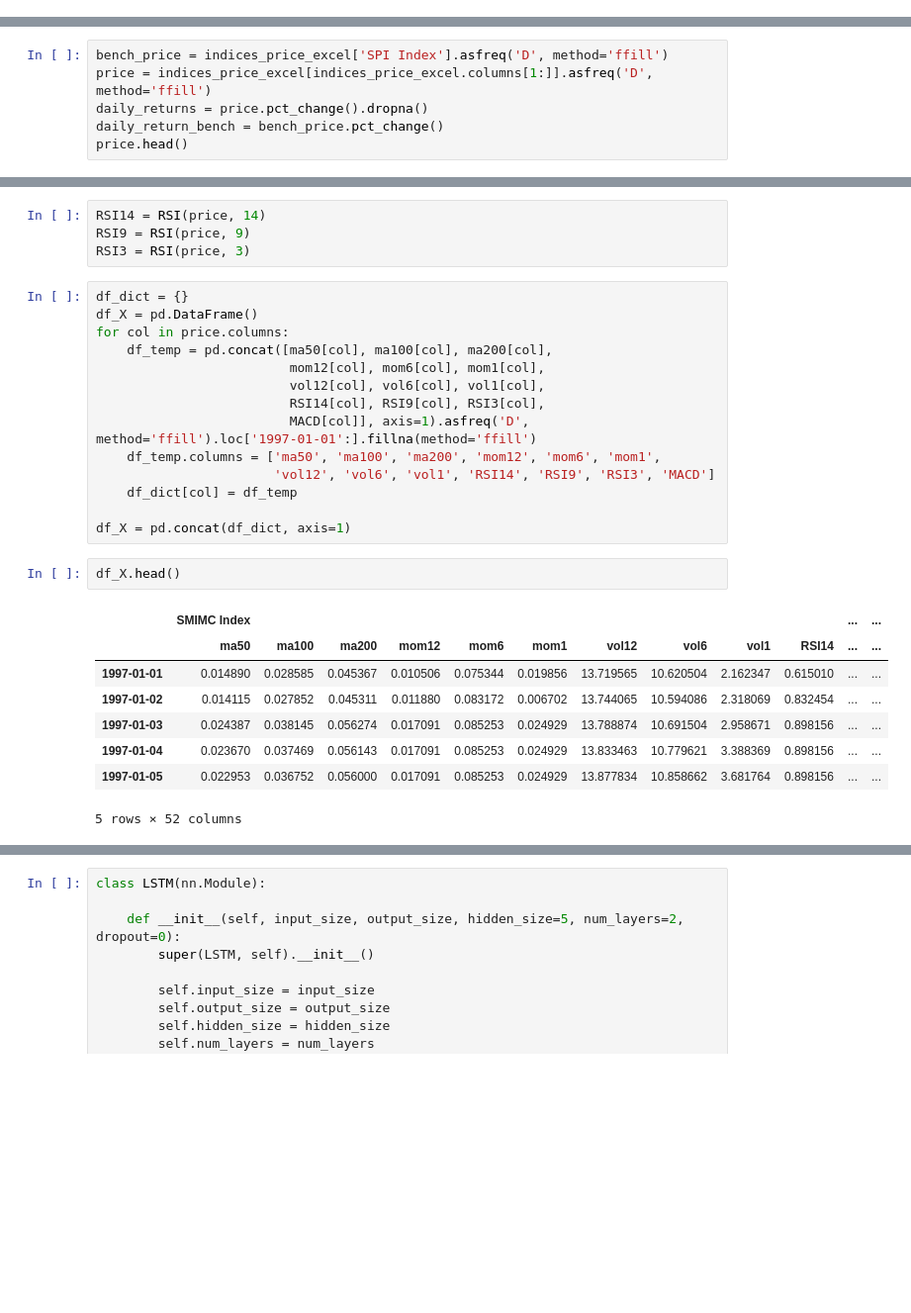
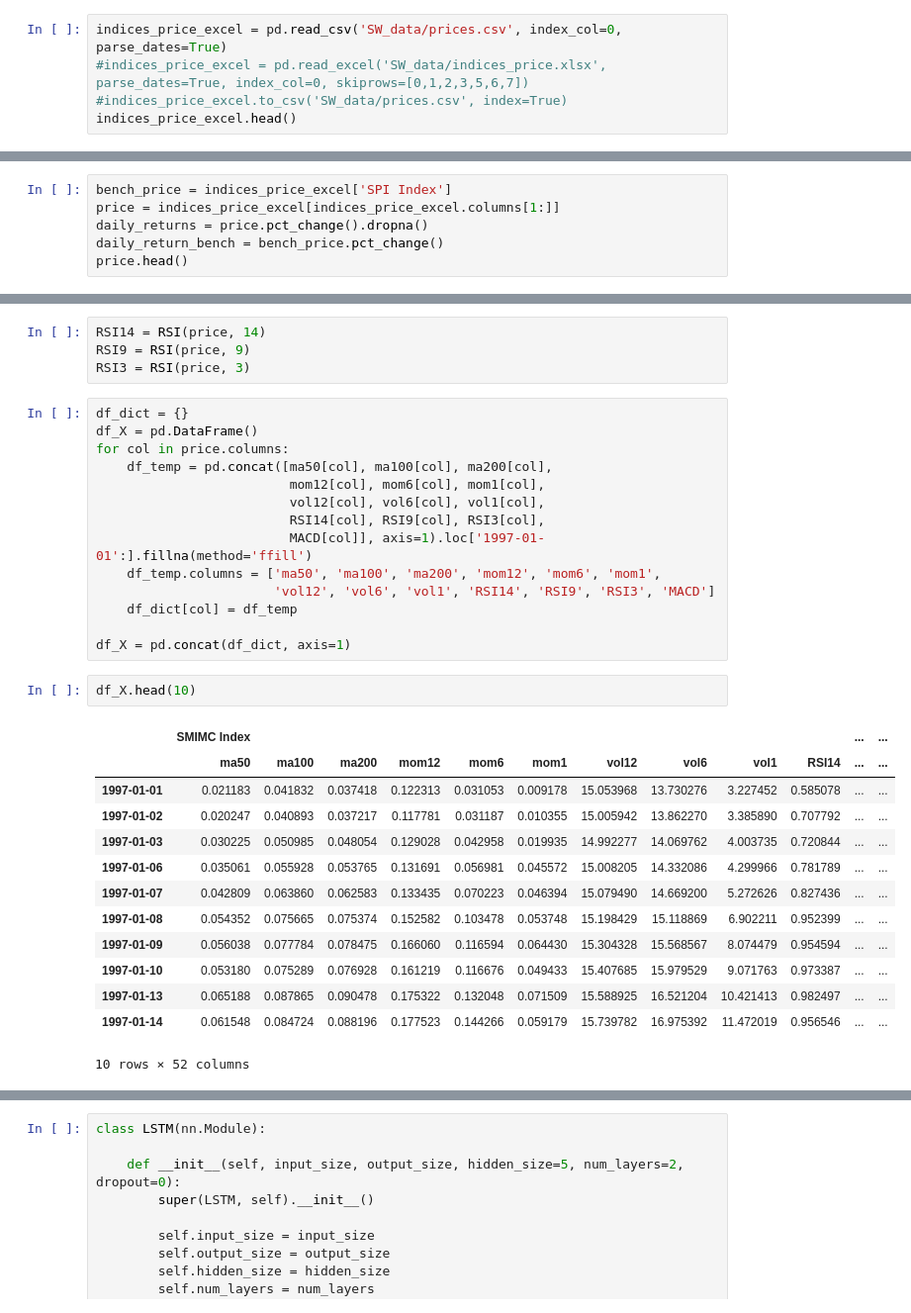
Before and after one commit to lacoupe/BCVS, a Jupyter notebook: SW/ml_size.ipynb, the cells around one changed output, grey strips where cells are left out. Shown at 99% size. Drawn from its saved outputs; the diff is of its cells as text; blank space fills up the shorter version.

```diff
--- a/SW/ml_size.ipynb
+++ b/SW/ml_size.ipynb
@@ -37,0 +180,5 @@ indices_price_excel = pd.read_csv('SW_data/prices.csv', index_col=0, parse_dates
+# %%
+indices_price_excel = pd.read_csv('SW_data/prices.csv', index_col=0, parse_dates=True)
+#indices_price_excel = pd.read_excel('SW_data/indices_price.xlsx', parse_dates=True, index_col=0, skiprows=[0,1,2,3,5,6,7])
+#indices_price_excel.to_csv('SW_data/prices.csv', index=True)
+indices_price_excel.head()
@@ -38,6 +192,6 @@ indices_price_excel = pd.read_csv('SW_data/prices.csv', index_col=0, parse_dates
 # %%
-bench_price = indices_price_excel['SPI Index'].asfreq('D', method='ffill')
-price = indices_price_excel[indices_price_excel.columns[1:]].asfreq('D', method='ffill')
+bench_price = indices_price_excel['SPI Index']
+price = indices_price_excel[indices_price_excel.columns[1:]]
 daily_returns = price.pct_change().dropna()
 daily_return_bench = bench_price.pct_change()
 price.head()
@@ -92,21 +246,26 @@ for col in price.columns:
                          mom12[col], mom6[col], mom1[col],
                          vol12[col], vol6[col], vol1[col],
                          RSI14[col], RSI9[col], RSI3[col],
-                         MACD[col]], axis=1).asfreq('D', method='ffill').loc['1997-01-01':].fillna(method='ffill')
+                         MACD[col]], axis=1).loc['1997-01-01':].fillna(method='ffill')
     df_temp.columns = ['ma50', 'ma100', 'ma200', 'mom12', 'mom6', 'mom1',
                        'vol12', 'vol6', 'vol1', 'RSI14', 'RSI9', 'RSI3', 'MACD']
     df_dict[col] = df_temp
 
 df_X = pd.concat(df_dict, axis=1)
 # %%
-df_X.head()
+df_X.head(10)
 # %% [output]
 |  | SMIMC Index |  |  |  |  |  |  |  |  |  | ... | ... |
 |  | ma50 | ma100 | ma200 | mom12 | mom6 | mom1 | vol12 | vol6 | vol1 | RSI14 | ... | ... |
-| 1997-01-01 | 0.014890 | 0.028585 | 0.045367 | 0.010506 | 0.075344 | 0.019856 | 13.719565 | 10.620504 | 2.162347 | 0.615010 | ... | ... |
-| 1997-01-02 | 0.014115 | 0.027852 | 0.045311 | 0.011880 | 0.083172 | 0.006702 | 13.744065 | 10.594086 | 2.318069 | 0.832454 | ... | ... |
-| 1997-01-03 | 0.024387 | 0.038145 | 0.056274 | 0.017091 | 0.085253 | 0.024929 | 13.788874 | 10.691504 | 2.958671 | 0.898156 | ... | ... |
-| 1997-01-04 | 0.023670 | 0.037469 | 0.056143 | 0.017091 | 0.085253 | 0.024929 | 13.833463 | 10.779621 | 3.388369 | 0.898156 | ... | ... |
-| 1997-01-05 | 0.022953 | 0.036752 | 0.056000 | 0.017091 | 0.085253 | 0.024929 | 13.877834 | 10.858662 | 3.681764 | 0.898156 | ... | ... |
+| 1997-01-01 | 0.021183 | 0.041832 | 0.037418 | 0.122313 | 0.031053 | 0.009178 | 15.053968 | 13.730276 | 3.227452 | 0.585078 | ... | ... |
+| 1997-01-02 | 0.020247 | 0.040893 | 0.037217 | 0.117781 | 0.031187 | 0.010355 | 15.005942 | 13.862270 | 3.385890 | 0.707792 | ... | ... |
+| 1997-01-03 | 0.030225 | 0.050985 | 0.048054 | 0.129028 | 0.042958 | 0.019935 | 14.992277 | 14.069762 | 4.003735 | 0.720844 | ... | ... |
+| 1997-01-06 | 0.035061 | 0.055928 | 0.053765 | 0.131691 | 0.056981 | 0.045572 | 15.008205 | 14.332086 | 4.299966 | 0.781789 | ... | ... |
+| 1997-01-07 | 0.042809 | 0.063860 | 0.062583 | 0.133435 | 0.070223 | 0.046394 | 15.079490 | 14.669200 | 5.272626 | 0.827436 | ... | ... |
+| 1997-01-08 | 0.054352 | 0.075665 | 0.075374 | 0.152582 | 0.103478 | 0.053748 | 15.198429 | 15.118869 | 6.902211 | 0.952399 | ... | ... |
+| 1997-01-09 | 0.056038 | 0.077784 | 0.078475 | 0.166060 | 0.116594 | 0.064430 | 15.304328 | 15.568567 | 8.074479 | 0.954594 | ... | ... |
+| 1997-01-10 | 0.053180 | 0.075289 | 0.076928 | 0.161219 | 0.116676 | 0.049433 | 15.407685 | 15.979529 | 9.071763 | 0.973387 | ... | ... |
+| 1997-01-13 | 0.065188 | 0.087865 | 0.090478 | 0.175322 | 0.132048 | 0.071509 | 15.588925 | 16.521204 | 10.421413 | 0.982497 | ... | ... |
+| 1997-01-14 | 0.061548 | 0.084724 | 0.088196 | 0.177523 | 0.144266 | 0.059179 | 15.739782 | 16.975392 | 11.472019 | 0.956546 | ... | ... |
-5 rows × 52 columns
+10 rows × 52 columns
 # %%
```
Also changed, not shown: parts of 37 cells of this notebook, 10 other files.
